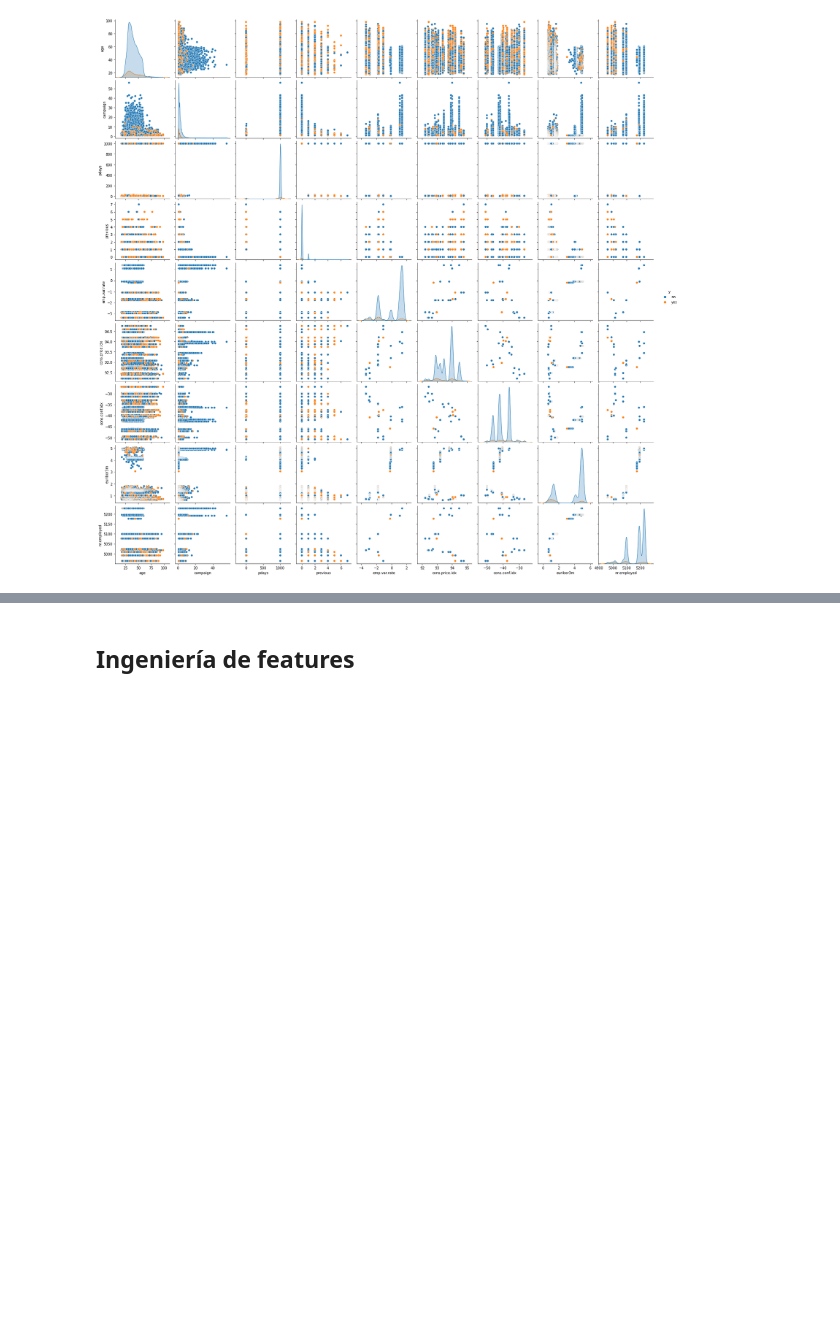
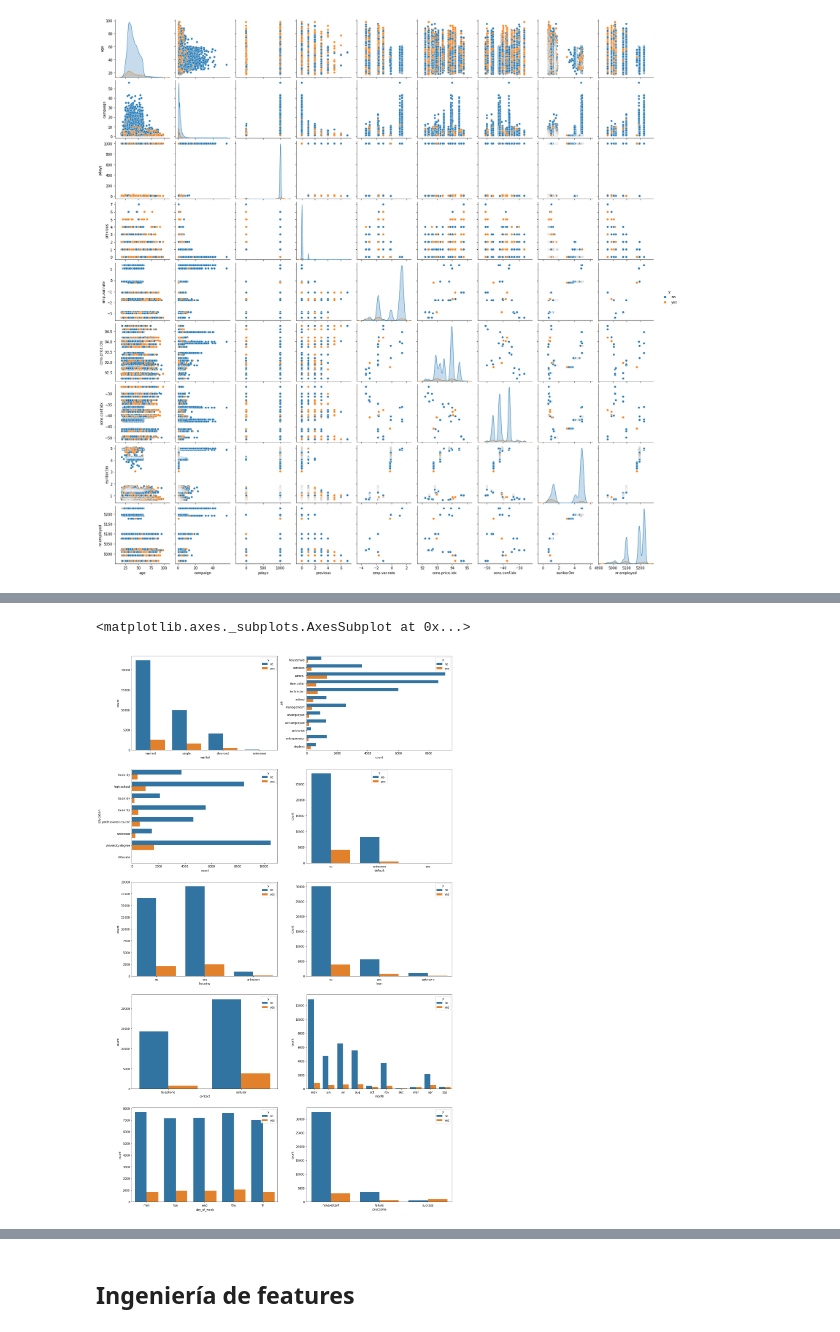
Before and after one commit to freddy120/ML1_CEIA_TP, a Jupyter notebook: TP_CEIA_ML.ipynb, the cells around one changed output, grey strips where cells are left out. Saved outputs shown, nothing was run; the diff lists cells and outputs as text; code cells hidden in the pictures; blank space fills up the shorter version.

```diff
--- a/TP_CEIA_ML.ipynb
+++ b/TP_CEIA_ML.ipynb
@@ -343,0 +339,16 @@ sns.boxplot(y="age",
+# %%
+fig,axes = plt.subplots(5,2,figsize=(20,35))
+
+sns.countplot(x ='marital' , hue = 'y', data = bank_df, ax=axes[0,0])
+sns.countplot(y ='job' , hue = 'y', data = bank_df, ax=axes[0,1])
+sns.countplot(y ='education' , hue = 'y', data = bank_df, ax=axes[1,0])
+sns.countplot(x ='default' , hue = 'y', data = bank_df, ax=axes[1,1])
+sns.countplot(x ='housing' , hue = 'y', data = bank_df, ax=axes[2,0])
+sns.countplot(x ='loan' , hue = 'y', data = bank_df, ax=axes[2,1])
+sns.countplot(x ='contact' , hue = 'y', data = bank_df, ax=axes[3,0])
+sns.countplot(x ='month' , hue = 'y', data = bank_df, ax=axes[3,1])
+sns.countplot(x ='day_of_week' , hue = 'y', data = bank_df, ax=axes[4,0])
+sns.countplot(x ='poutcome' , hue = 'y', data = bank_df, ax=axes[4,1])
+# %% [output]
+<matplotlib.axes._subplots.AxesSubplot at 0x...>
+[figure, added]
```
Also changed, not shown: parts of 18 cells of this notebook.
